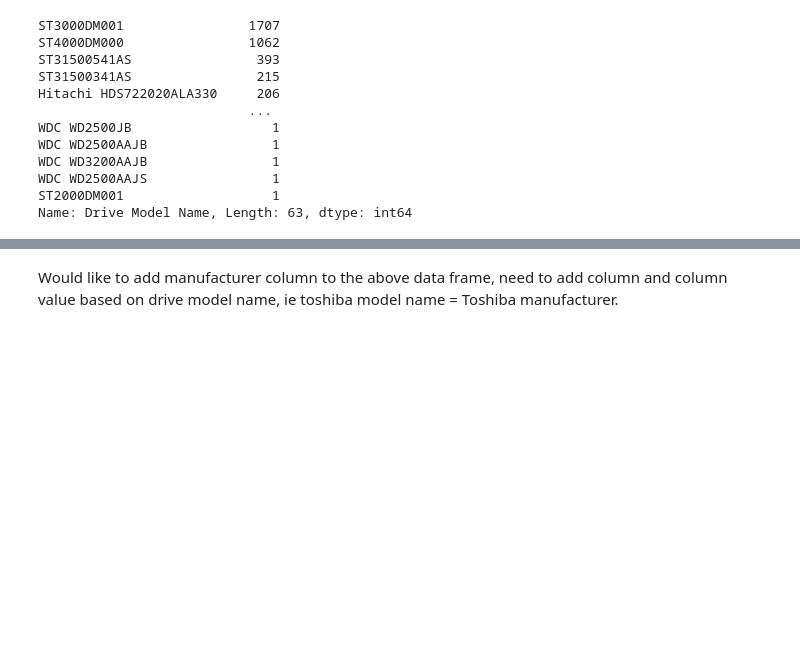
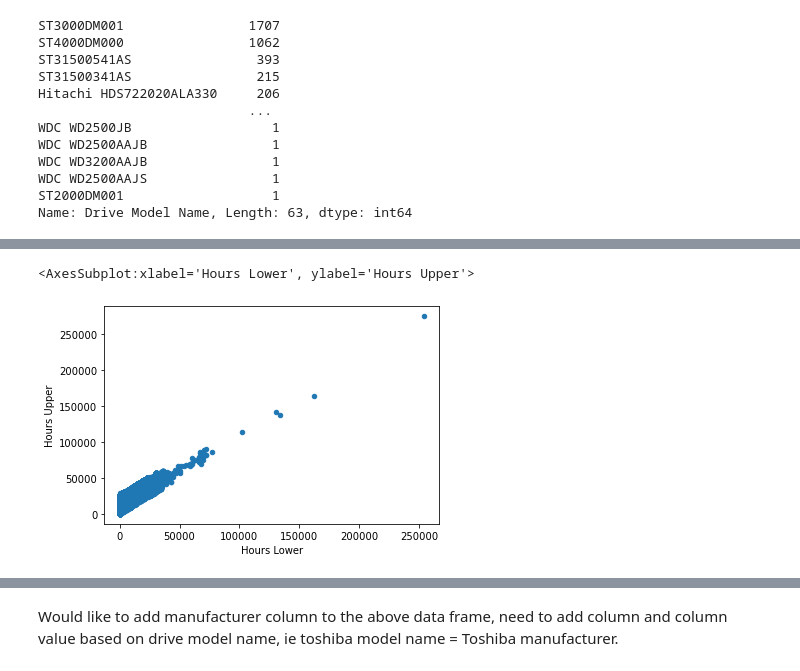
Before and after one commit to football3o/cs105_final, a Jupyter notebook: Final_Project.ipynb, the cells around one changed output, grey strips where cells are left out. Drawn from its saved outputs; the diff is of its cells as text; code cells hidden in the pictures; blank space fills up the shorter version.

```diff
--- a/Final_Project.ipynb
+++ b/Final_Project.ipynb
@@ -471,0 +478,8 @@ Name: Drive Model Name, Length: 63, dtype: int64
+# %%
+bblaze_train = bblaze_data_1.loc[:60237].copy() # first 80% of data
+bblaze_test= bblaze_data_1.loc[60238:].copy()
+
+bblaze_train.plot.scatter(x='Hours Lower', y='Hours Upper')
+# %% [output]
+<AxesSubplot:xlabel='Hours Lower', ylabel='Hours Upper'>
+[figure, added]
```
Also changed, not shown: parts of 5 cells of this notebook.
